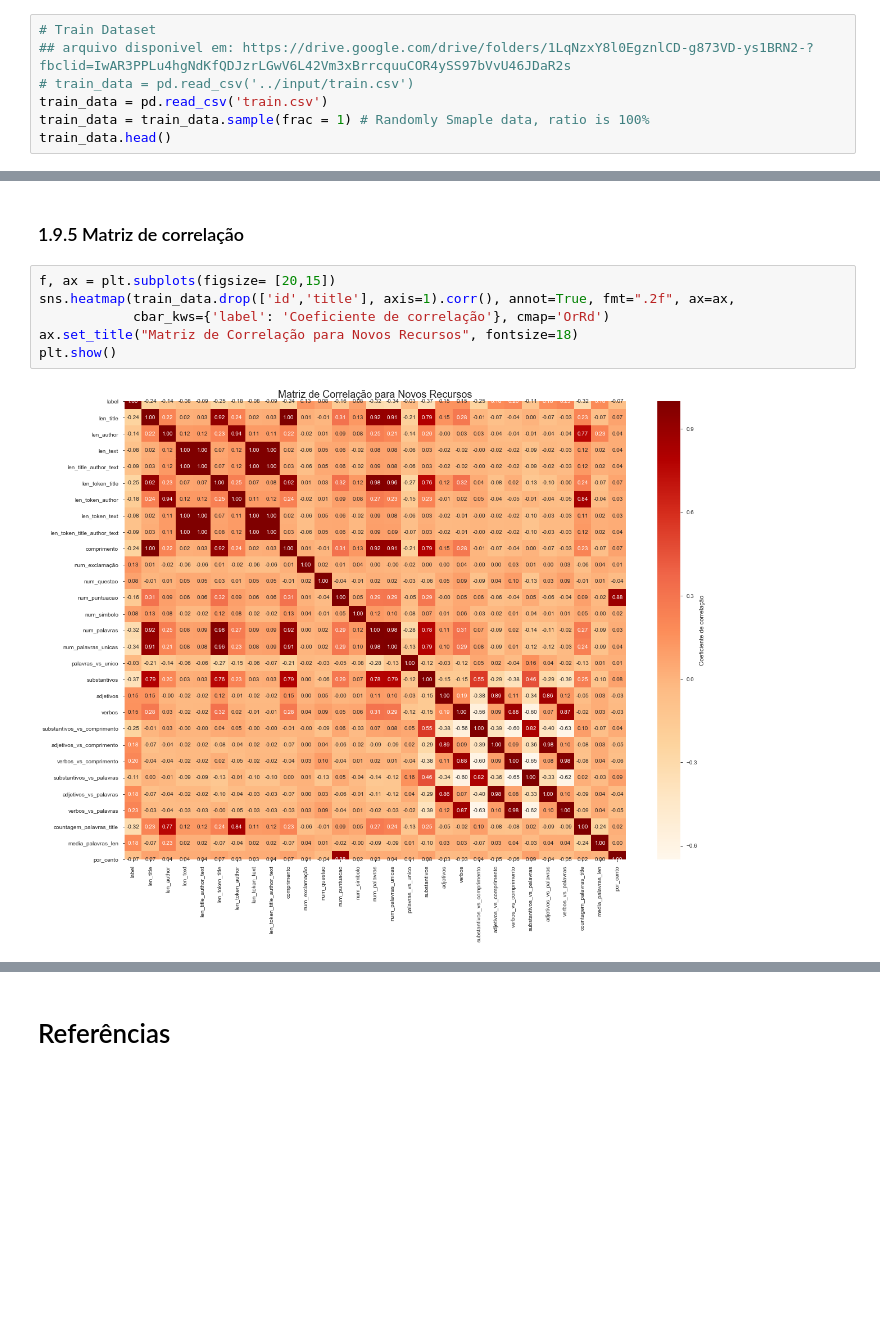
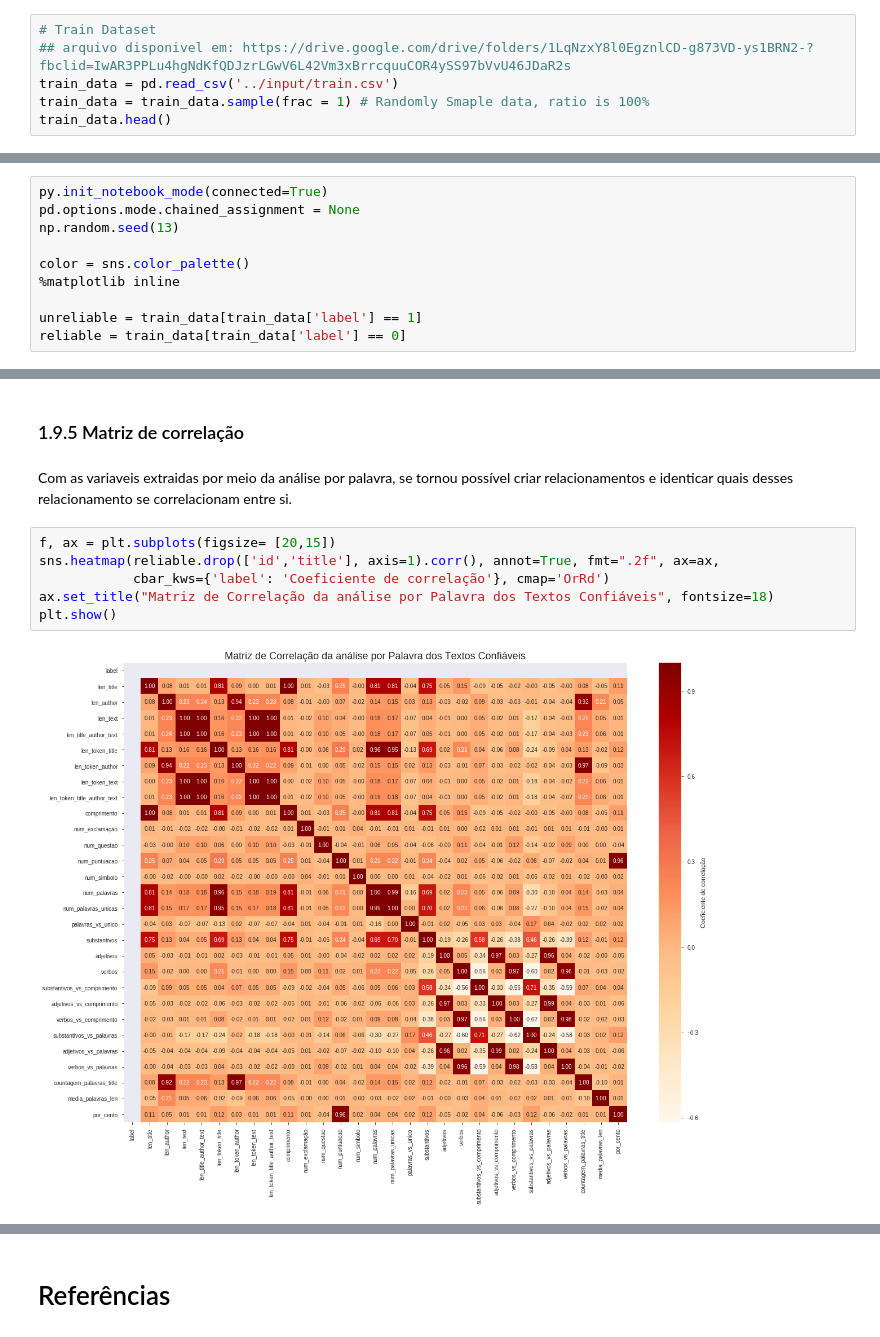
Before and after one commit to JoaoVitorBracale/fatect-news, a Jupyter notebook: Análise Exploratória.ipynb, the cells around one changed output, grey strips where cells are left out. Drawn from its saved outputs; the diff is of its cells as text; blank space fills up the shorter version.

Commit message:
comentários na analise por palavras e correlação
comentários na analise por palavras e correlação, falta adicionar a conclusão da análise.

```diff
--- a/Análise Exploratória.ipynb
+++ b/Análise Exploratória.ipynb
@@ -87,8 +100,7 @@ Requirement already satisfied: names in c:\users\cliente\anaconda3\envs\universi
 # %%
 # Train Dataset
 ## arquivo disponivel em: https://drive.google.com/drive/folders/1LqNzxY8l0EgznlCD-g873VD-ys1BRN2-?fbclid=IwAR3PPLu4hgNdKfQDJzrLGwV6L42Vm3xBrrcquuCOR4ySS97bVvU46JDaR2s
-# train_data = pd.read_csv('../input/train.csv')
-train_data = pd.read_csv('train.csv')
+train_data = pd.read_csv('../input/train.csv')
 train_data = train_data.sample(frac = 1) # Randomly Smaple data, ratio is 100%
 train_data.head()
 # %% [output]
@@ -386 +383,11 @@ py.iplot(fig)
+# %%
+py.init_notebook_mode(connected=True)
+pd.options.mode.chained_assignment = None
+np.random.seed(13)
+
+color = sns.color_palette()
+%matplotlib inline
+
+unreliable = train_data[train_data['label'] == 1]
+reliable = train_data[train_data['label'] == 0]
 # %%
@@ -472,11 +505,13 @@ Gerando POS Features
 # %% [markdown]
 <a id='matriz_correlacao'></a>
 ### 1.9.5 Matriz de correlação
+# %% [markdown]
+Com as variaveis extraidas por meio da análise por palavra, se tornou possível criar relacionamentos e identicar quais desses relacionamento se correlacionam entre si.
 # %%
 f, ax = plt.subplots(figsize= [20,15])
-sns.heatmap(train_data.drop(['id','title'], axis=1).corr(), annot=True, fmt=".2f", ax=ax,
+sns.heatmap(reliable.drop(['id','title'], axis=1).corr(), annot=True, fmt=".2f", ax=ax,
             cbar_kws={'label': 'Coeficiente de correlação'}, cmap='OrRd')
-ax.set_title("Matriz de Correlação para Novos Recursos", fontsize=18)
+ax.set_title("Matriz de Correlação da análise por Palavra dos Textos Confiáveis", fontsize=18)
 plt.show()
 # %% [output]
-[figure, old version]
+[figure, new version]
```
Also changed, not shown: parts of 25 cells of this notebook.
